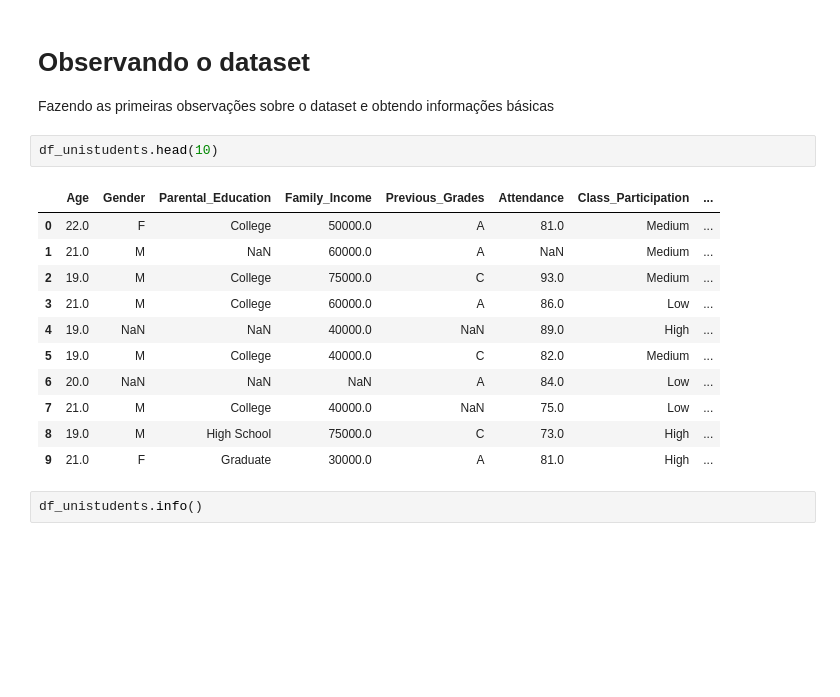
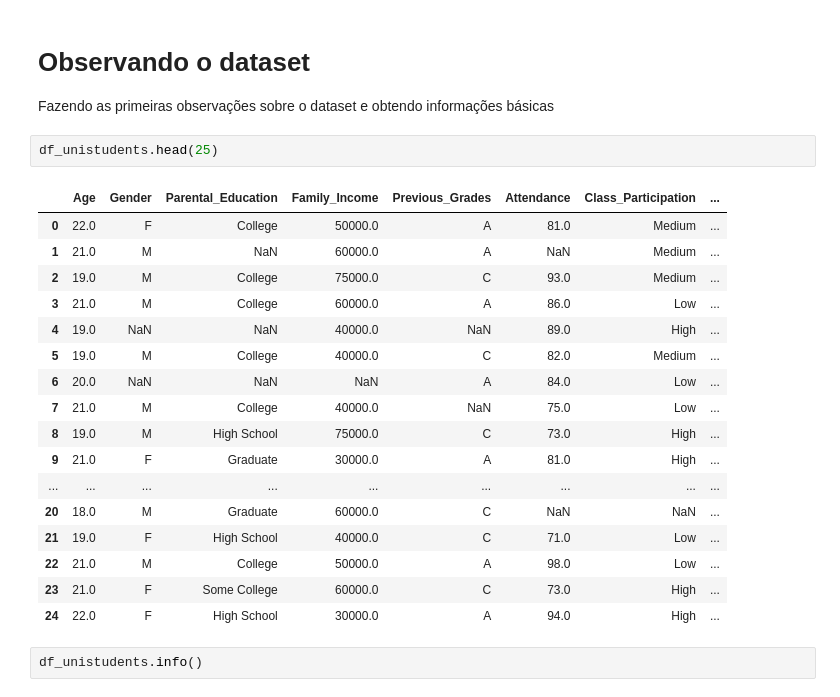
Before and after one commit to notsogreatdavi/PISI3-2024.2, a Jupyter notebook: EDA/newEDA.ipynb, the cells around one changed output. Drawn from its saved outputs; the diff is of its cells as text; blank space fills up the shorter version.

```diff
--- a/EDA/newEDA.ipynb
+++ b/EDA/newEDA.ipynb
@@ -16,19 +16,25 @@ pd.set_option('display.max_columns', None)
 
 Fazendo as primeiras observações sobre o dataset e obtendo informações básicas
 # %%
-df_unistudents.head(10)
+df_unistudents.head(25)
 # %% [output]
 |  | Age | Gender | Parental_Education | Family_Income | Previous_Grades | Attendance | Class_Participation | ... |
 | 0 | 22.0 | F | College | 50000.0 | A | 81.0 | Medium | ... |
 | 1 | 21.0 | M | NaN | 60000.0 | A | NaN | Medium | ... |
 | 2 | 19.0 | M | College | 75000.0 | C | 93.0 | Medium | ... |
 | 3 | 21.0 | M | College | 60000.0 | A | 86.0 | Low | ... |
 | 4 | 19.0 | NaN | NaN | 40000.0 | NaN | 89.0 | High | ... |
 | 5 | 19.0 | M | College | 40000.0 | C | 82.0 | Medium | ... |
 | 6 | 20.0 | NaN | NaN | NaN | A | 84.0 | Low | ... |
 | 7 | 21.0 | M | College | 40000.0 | NaN | 75.0 | Low | ... |
 | 8 | 19.0 | M | High School | 75000.0 | C | 73.0 | High | ... |
 | 9 | 21.0 | F | Graduate | 30000.0 | A | 81.0 | High | ... |
+| ... | ... | ... | ... | ... | ... | ... | ... | ... |
+| 20 | 18.0 | M | Graduate | 60000.0 | C | NaN | NaN | ... |
+| 21 | 19.0 | F | High School | 40000.0 | C | 71.0 | Low | ... |
+| 22 | 21.0 | M | College | 50000.0 | A | 98.0 | Low | ... |
+| 23 | 21.0 | F | Some College | 60000.0 | C | 73.0 | High | ... |
+| 24 | 22.0 | F | High School | 30000.0 | A | 94.0 | High | ... |
 # %%
 df_unistudents.info()
 # %% [output]
```
Also changed, not shown: parts of 30 cells of this notebook.
